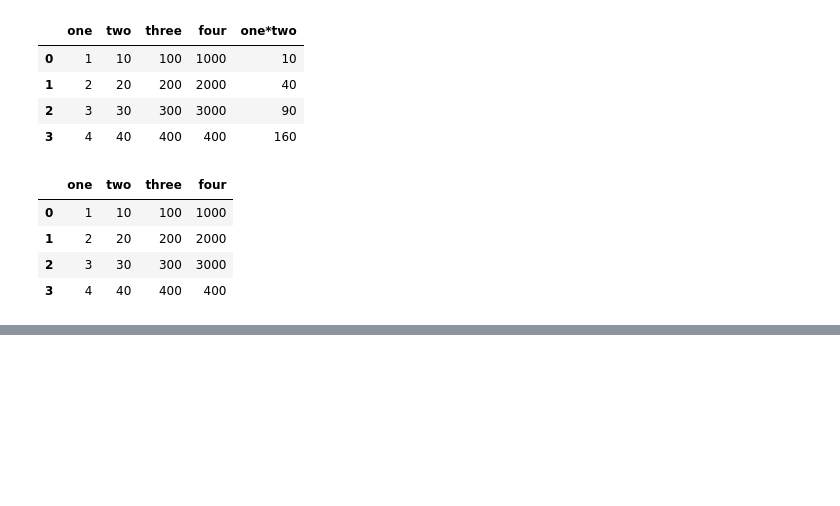
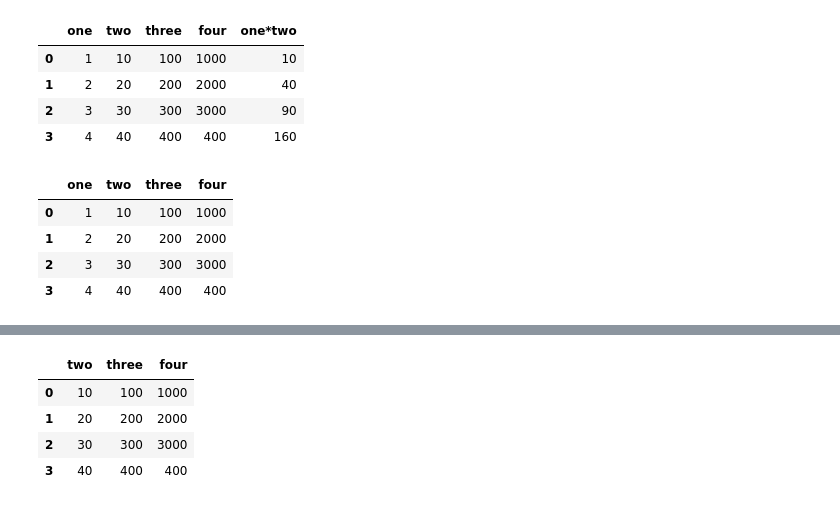
Before and after one commit to sharma-08harsh/Pandas_practice, a Jupyter notebook: Pandas_practice.ipynb, the cells around one changed output, grey strips where cells are left out. Cells and saved outputs as stored; diff of their text form; code cells hidden in the pictures; blank space fills up the shorter version.

```diff
--- a/Untitled.ipynb
+++ b/Pandas_practice.ipynb
@@ -129,0 +156,8 @@ df
+# %%
+df.drop(['one'],axis =1)
+# %% [output]
+|  | two | three | four |
+| 0 | 10 | 100 | 1000 |
+| 1 | 20 | 200 | 2000 |
+| 2 | 30 | 300 | 3000 |
+| 3 | 40 | 400 | 400 |
```
Also changed, not shown: parts of 8 cells of this notebook.
